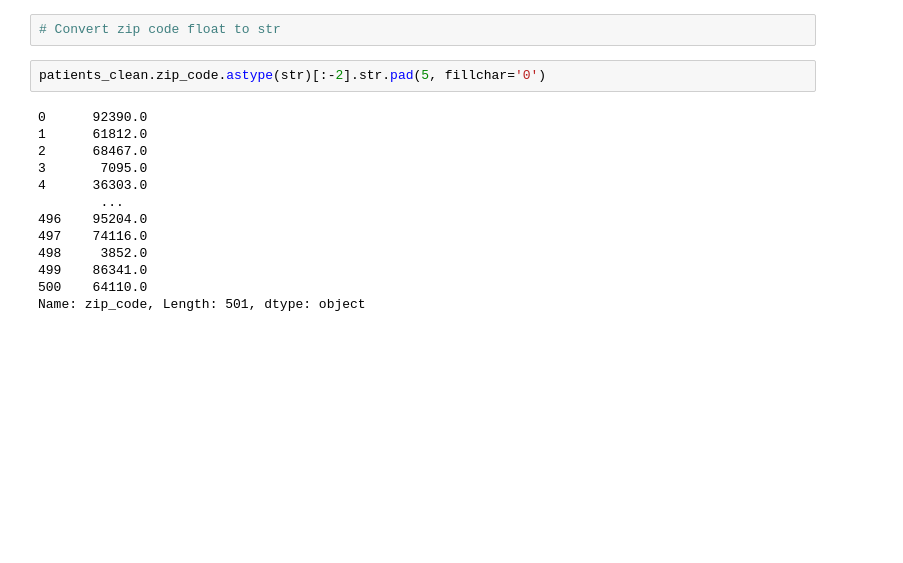
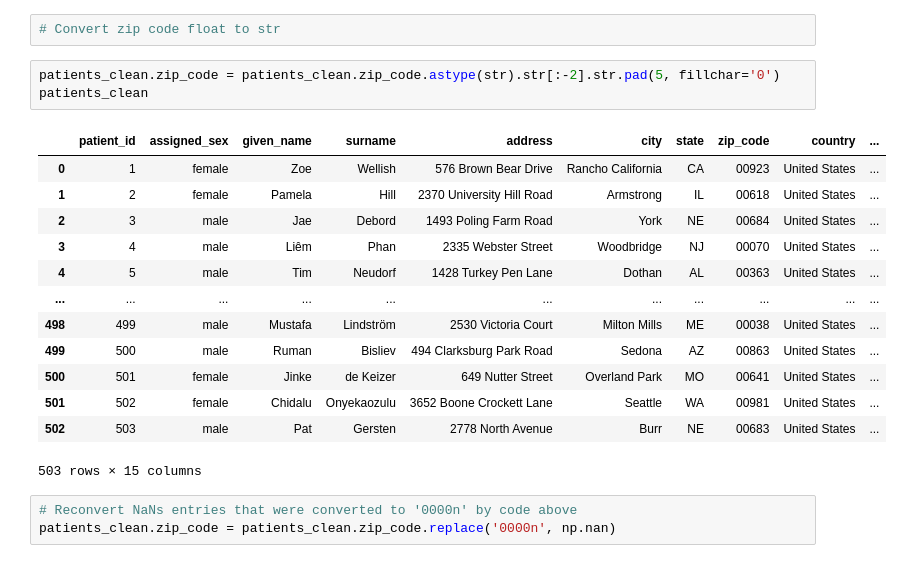
Before and after one commit to KarinWiberg/uc_dataanalytics_data_wrangling, a Jupyter notebook: data_assessment_cleaning_classes.ipynb, the cells around one changed output. Drawn from its saved outputs; the diff is of its cells as text; blank space fills up the shorter version.

Commit message:
Quality issues cleaned to change of datatypes

```diff
--- a/data_assessment_cleaning_classes.ipynb
+++ b/data_assessment_cleaning_classes.ipynb
@@ -784,17 +793,22 @@ patients_clean.zip_code.isna().sum()
 # %%
 # Convert zip code float to str
 # %%
-patients_clean.zip_code.astype(str)[:-2].str.pad(5, fillchar='0')
+patients_clean.zip_code = patients_clean.zip_code.astype(str).str[:-2].str.pad(5, fillchar='0')
+patients_clean
 # %% [output]
+|  | patient_id | assigned_sex | given_name | surname | address | city | state | zip_code | country | ... |
+| 0 | 1 | female | Zoe | Wellish | 576 Brown Bear Drive | Rancho California | CA | 00923 | United States | ... |
+| 1 | 2 | female | Pamela | Hill | 2370 University Hill Road | Armstrong | IL | 00618 | United States | ... |
+| 2 | 3 | male | Jae | Debord | 1493 Poling Farm Road | York | NE | 00684 | United States | ... |
+| 3 | 4 | male | Liêm | Phan | 2335 Webster Street | Woodbridge | NJ | 00070 | United States | ... |
+| 4 | 5 | male | Tim | Neudorf | 1428 Turkey Pen Lane | Dothan | AL | 00363 | United States | ... |
+| ... | ... | ... | ... | ... | ... | ... | ... | ... | ... | ... |
+| 498 | 499 | male | Mustafa | Lindström | 2530 Victoria Court | Milton Mills | ME | 00038 | United States | ... |
+| 499 | 500 | male | Ruman | Bisliev | 494 Clarksburg Park Road | Sedona | AZ | 00863 | United States | ... |
+| 500 | 501 | female | Jinke | de Keizer | 649 Nutter Street | Overland Park | MO | 00641 | United States | ... |
+| 501 | 502 | female | Chidalu | Onyekaozulu | 3652 Boone Crockett Lane | Seattle | WA | 00981 | United States | ... |
+| 502 | 503 | male | Pat | Gersten | 2778 North Avenue | Burr | NE | 00683 | United States | ... |
-0      92390.0
-1      61812.0
-2      68467.0
-3       7095.0
-4      36303.0
-        ...
-496    95204.0
-497    74116.0
-498     3852.0
-499    86341.0
-500    64110.0
-Name: zip_code, Length: 501, dtype: object
+503 rows × 15 columns
+# %%
+# Reconvert NaNs entries that were converted to '0000n' by code above
+patients_clean.zip_code = patients_clean.zip_code.replace('0000n', np.nan)
```
Also changed, not shown: parts of 42 cells of this notebook.
